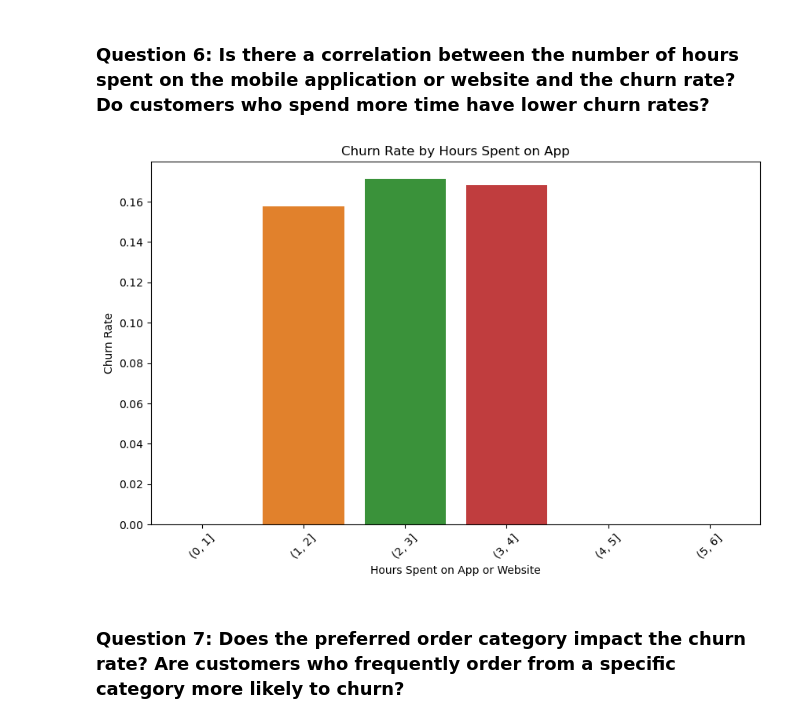
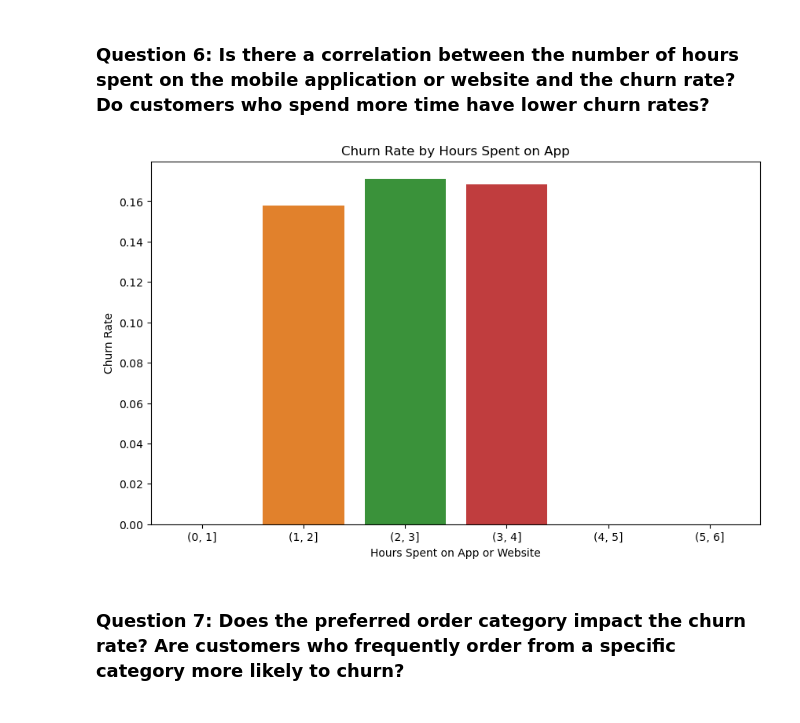
Before and after one commit to honhanbao/ML_Ecommerce-Customer-Churn, a Jupyter notebook: ecommerce_customer_churn.ipynb, the cells around one changed output. Saved outputs shown, nothing was run; the diff lists cells and outputs as text; code cells hidden in the pictures.

```diff
--- a/ecommerce_customer_churn.ipynb
+++ b/ecommerce_customer_churn.ipynb
@@ -73,2 +55,0 @@ None
-# %%
-df.drop(columns=['CustomerID', 'NumberOfDeviceRegistered'], inplace=True)
@@ -77,6 +55,0 @@ df.drop(columns=['CustomerID', 'NumberOfDeviceRegistered'], inplace=True)
-# %%
-df['Tenure'].fillna(df['Tenure'].mean(), inplace=True)
-# %%
-df['WarehouseToHome'].fillna(df['WarehouseToHome'].mean(), inplace=True)
-# %%
-df['DaySinceLastOrder'].fillna(df['DaySinceLastOrder'].mean(), inplace=True)
@@ -215,22 +231,21 @@ plt.show()
 # %%
 # Hours spent on App vs. Churn: Bar chart
 # Group the data into bins based on hours spent on the app
 bins = [0, 1, 2, 3, 4, 5, 6]
 df['HoursBins'] = pd.cut(df['HourSpendOnApp'], bins=bins)
 
 # Calculate churn rates for each bin
 churn_rate_by_hours = df.groupby('HoursBins')['Churn'].mean().reset_index()
 
 # Bar plot: Hours Spent on App vs. Churn
 plt.figure(figsize=(10, 6))
 sns.barplot(x='HoursBins', y='Churn', data=churn_rate_by_hours)
 plt.title('Churn Rate by Hours Spent on App')
 plt.xlabel('Hours Spent on App or Website')
 plt.ylabel('Churn Rate')
-plt.xticks(rotation=45)
 plt.show()
 # %% [output]
-[figure, old version]
+[figure, new version]
 # %% [markdown]
 ### Question 7: Does the preferred order category impact the churn rate? Are customers who frequently order from a specific category more likely to churn?
 # %%
```
Also changed, not shown: parts of 49 cells of this notebook.
